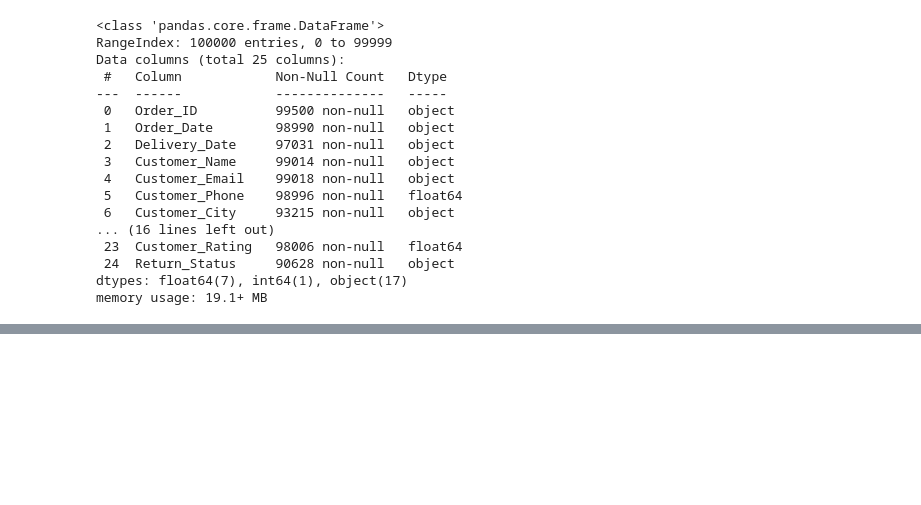
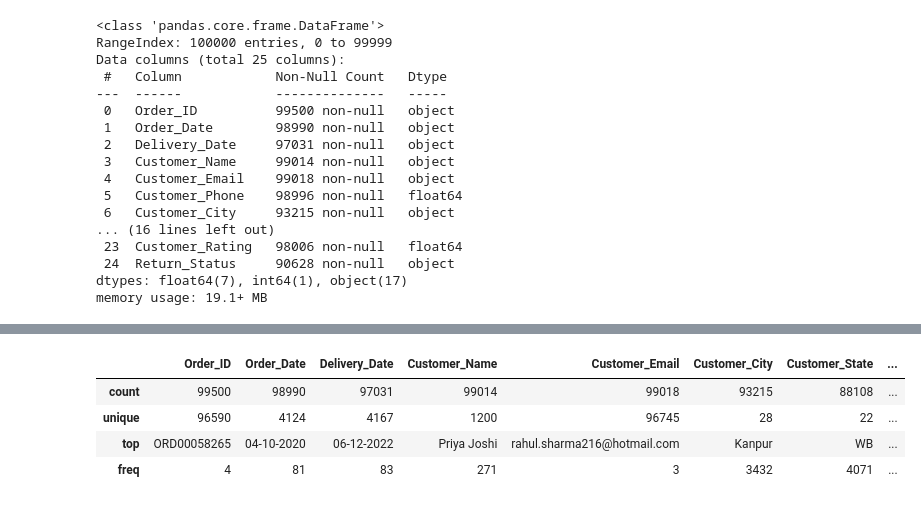
Before and after one commit to alam292/amazon-ecommerce-sales-customer-review-analysis, a Jupyter notebook: e-commerce.ipynb, the cells around one changed output, grey strips where cells are left out. Saved outputs shown, nothing was run; the diff lists cells and outputs as text; code cells hidden in the pictures; blank space fills up the shorter version.

```diff
--- a/e-commerce.ipynb
+++ b/e-commerce.ipynb
@@ -74,0 +102,8 @@ memory usage: 19.1+ MB
+# %%
+df.describe(include = 'O')
+# %% [output]
+|  | Order_ID | Order_Date | Delivery_Date | Customer_Name | Customer_Email | Customer_City | Customer_State | ... |
+| count | 99500 | 98990 | 97031 | 99014 | 99018 | 93215 | 88108 | ... |
+| unique | 96590 | 4124 | 4167 | 1200 | 96745 | 28 | 22 | ... |
+| top | ORD00058265 | 04-10-2020 | 06-12-2022 | Priya Joshi | rahul.sharma216@hotmail.com | Kanpur | WB | ... |
+| freq | 4 | 81 | 83 | 271 | 3 | 3432 | 4071 | ... |
```
Also changed, not shown: parts of 5 cells of this notebook.
